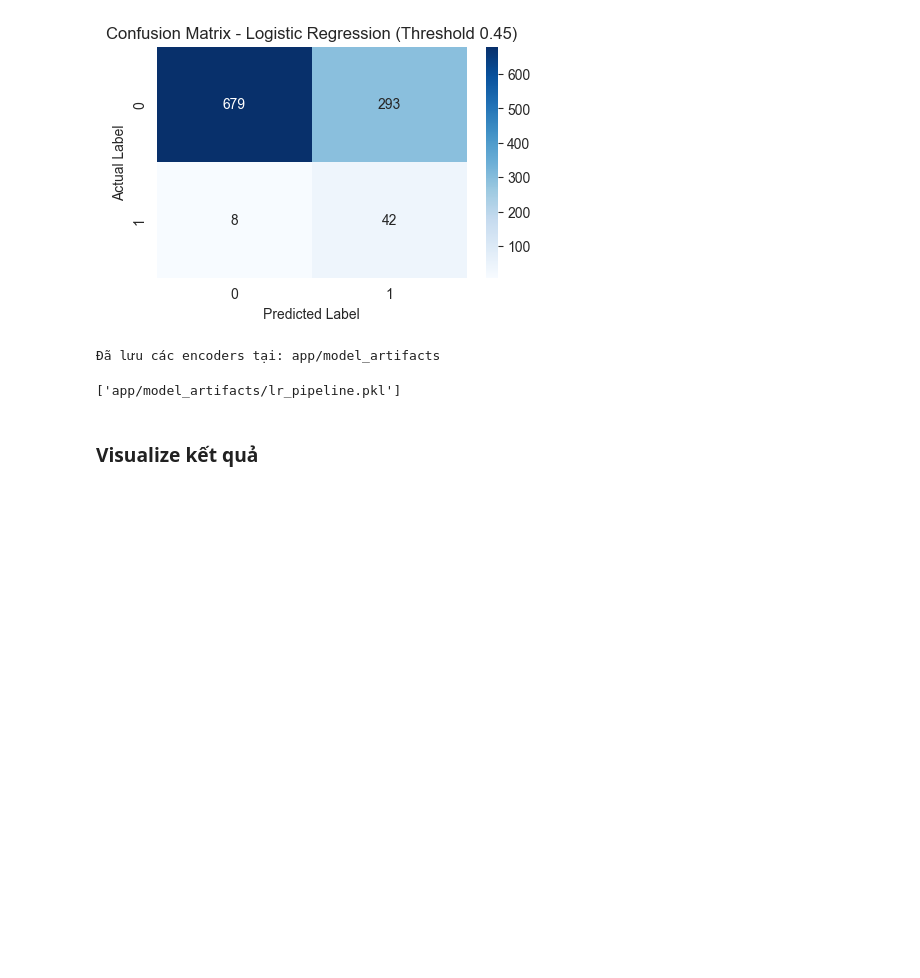
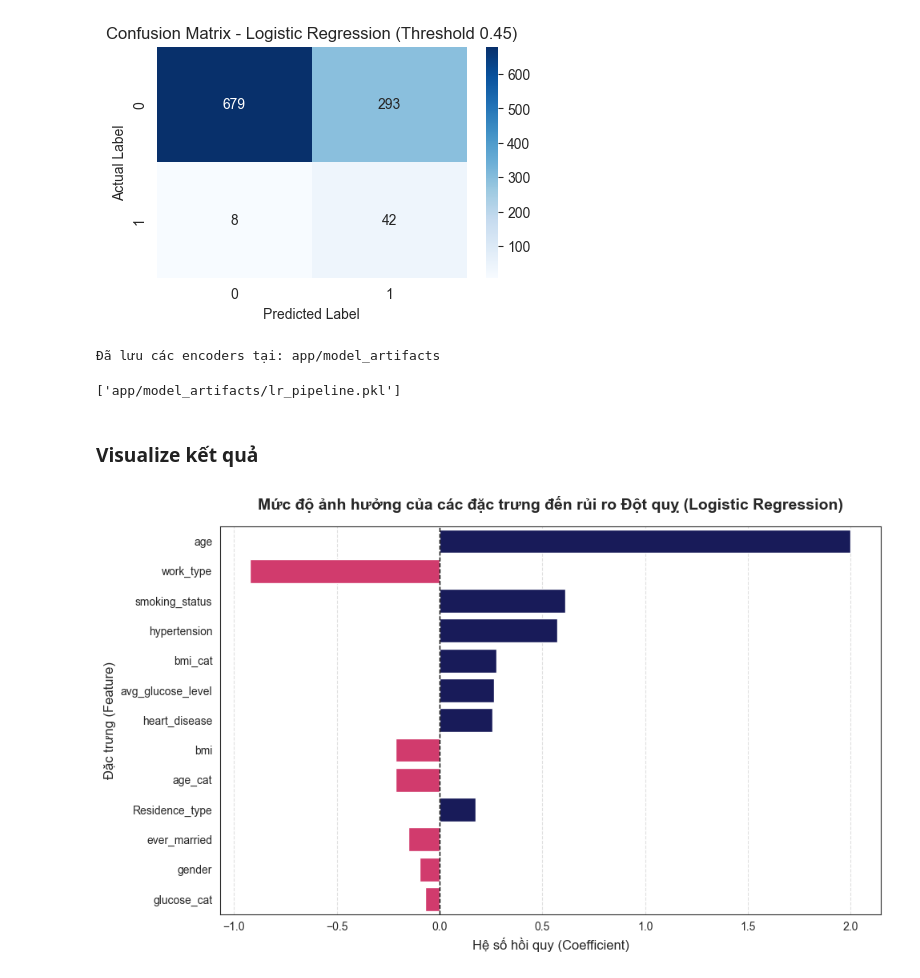
Before and after one commit to ThinHu/stroke-risk-prediction, a Jupyter notebook: notebook.ipynb, the cells around one changed output. Saved outputs shown, nothing was run; the diff lists cells and outputs as text; code cells hidden in the pictures; blank space fills up the shorter version.

```diff
--- a/notebook.ipynb
+++ b/notebook.ipynb
@@ -509,3 +496,52 @@ joblib.dump(lr_pipeline, 'app/model_artifacts/lr_pipeline.pkl')
 ['app/model_artifacts/lr_pipeline.pkl']
 # %% [markdown]
 ### Visualize kết quả
+# %%
+import pandas as pd
+import matplotlib.pyplot as plt
+import seaborn as sns
+
+# 1. Trích xuất mô hình và bộ tiền xử lý từ Pipeline
+preprocessor = lr_pipeline.named_steps['preprocessor']
+classifier = lr_pipeline.named_steps['classifier']
+
+# 2. Lấy tên các đặc trưng sau khi đã đi qua preprocessor
+feature_names = preprocessor.get_feature_names_out()
+
+# 3. Lấy hệ số hồi quy (Coefficients) của Logistic Regression
+coefficients = classifier.coef_[0]
+
+# 4. Tạo DataFrame để dễ thao tác
+feature_importance = pd.DataFrame({
+    'Feature': feature_names,
+    'Importance': coefficients,
+    'Abs_Importance': abs(coefficients)
+})
+
+feature_importance = feature_importance.sort_values(by='Abs_Importance', ascending=False)
+feature_importance['Feature'] = feature_importance['Feature'].apply(lambda x: x.split('__')[-1])
+
+# 5. Vẽ biểu đồ Barplot bằng Seaborn
+plt.figure(figsize=(10, 6))
+
+colors = ['#EA2264' if val < 0 else '#0D1164' for val in feature_importance['Importance']]
+
+sns.barplot(
+    data=feature_importance,
+    x='Importance',
+    y='Feature',
+    palette=colors
+)
+
+plt.title('Mức độ ảnh hưởng của các đặc trưng đến rủi ro Đột quỵ (Logistic Regression)', fontsize=14, fontweight='bold', pad=15)
+plt.xlabel('Hệ số hồi quy (Coefficient)', fontsize=12)
+plt.ylabel('Đặc trưng (Feature)', fontsize=12)
+
+# Thêm đường line số 0 để dễ nhìn
+plt.axvline(x=0, color='black', linestyle='--', linewidth=1)
+plt.grid(axis='x', linestyle='--', alpha=0.6)
+
+plt.tight_layout()
+plt.show()
+# %% [output]
+[figure, added]
```
Also changed, not shown: parts of 8 cells of this notebook, 2 other files.
